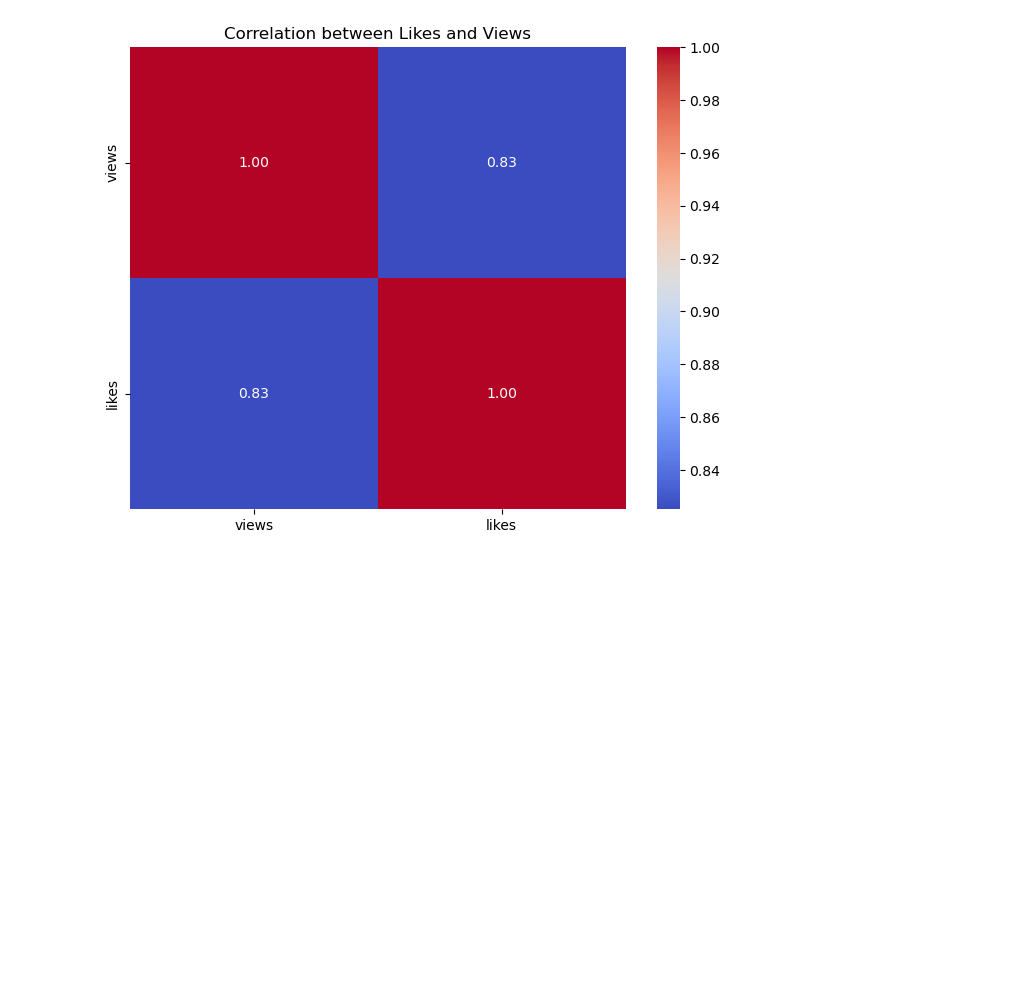
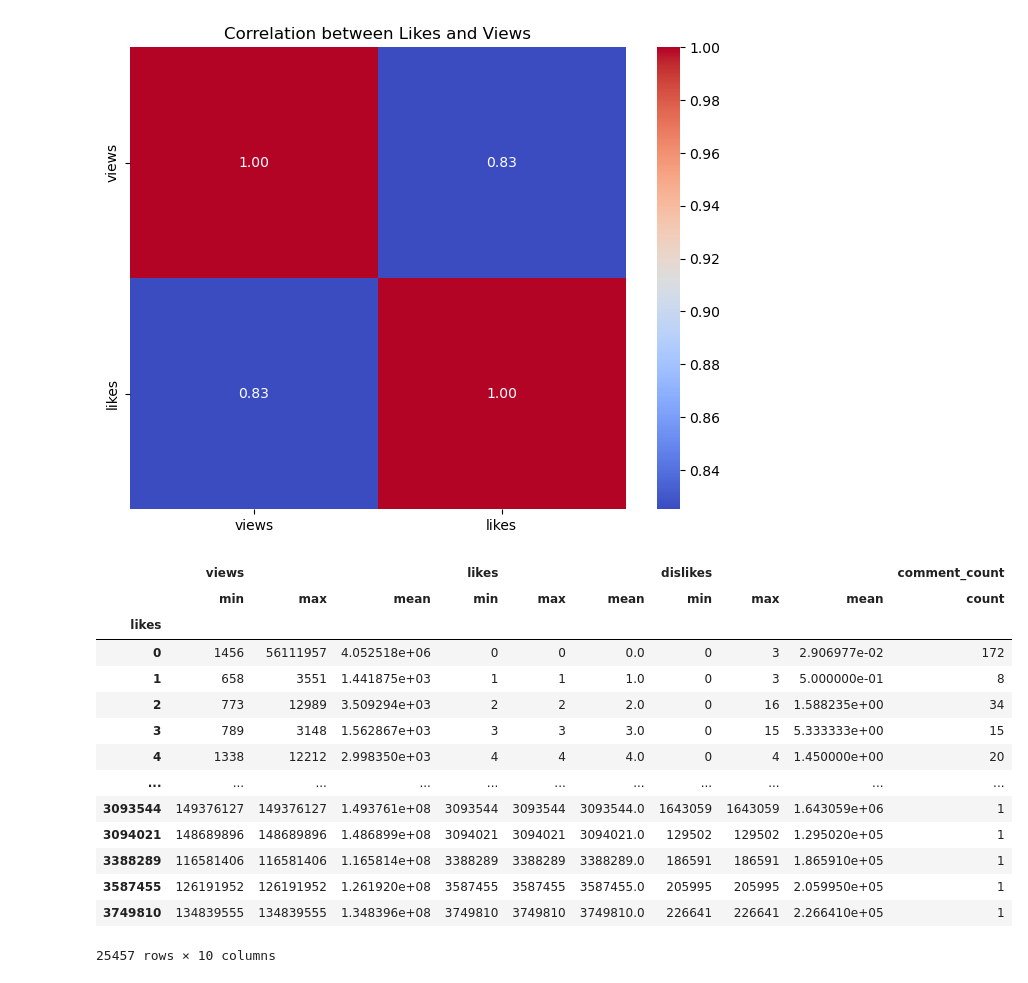
Before and after one commit to Raghav0079/EDA2, a Jupyter notebook: youtanalysis.ipynb, the cells around one changed output. Drawn from its saved outputs; the diff is of its cells as text; code cells hidden in the pictures; blank space fills up the shorter version.

```diff
--- a/youtanalysis.ipynb
+++ b/youtanalysis.ipynb
@@ -272,0 +282,25 @@ plt.show()
+# %%
+df.groupby('likes').agg(
+    {
+        'views': ['min', 'max', 'mean'],
+        'likes': ['min', 'max', 'mean'],
+        'dislikes': ['min', 'max', 'mean'],
+        'comment_count': ['count']
+    }
+) # Group by likes and aggregate data using multiple functions
+# %% [output]
+|  | views |  |  | likes |  |  | dislikes |  |  | comment_count |
+|  | min | max | mean | min | max | mean | min | max | mean | count |
+| likes |  |  |  |  |  |  |  |  |  |  |
+| 0 | 1456 | 56111957 | 4.052518e+06 | 0 | 0 | 0.0 | 0 | 3 | 2.906977e-02 | 172 |
+| 1 | 658 | 3551 | 1.441875e+03 | 1 | 1 | 1.0 | 0 | 3 | 5.000000e-01 | 8 |
+| 2 | 773 | 12989 | 3.509294e+03 | 2 | 2 | 2.0 | 0 | 16 | 1.588235e+00 | 34 |
+| 3 | 789 | 3148 | 1.562867e+03 | 3 | 3 | 3.0 | 0 | 15 | 5.333333e+00 | 15 |
+| 4 | 1338 | 12212 | 2.998350e+03 | 4 | 4 | 4.0 | 0 | 4 | 1.450000e+00 | 20 |
+| ... | ... | ... | ... | ... | ... | ... | ... | ... | ... | ... |
+| 3093544 | 149376127 | 149376127 | 1.493761e+08 | 3093544 | 3093544 | 3093544.0 | 1643059 | 1643059 | 1.643059e+06 | 1 |
+| 3094021 | 148689896 | 148689896 | 1.486899e+08 | 3094021 | 3094021 | 3094021.0 | 129502 | 129502 | 1.295020e+05 | 1 |
+| 3388289 | 116581406 | 116581406 | 1.165814e+08 | 3388289 | 3388289 | 3388289.0 | 186591 | 186591 | 1.865910e+05 | 1 |
+| 3587455 | 126191952 | 126191952 | 1.261920e+08 | 3587455 | 3587455 | 3587455.0 | 205995 | 205995 | 2.059950e+05 | 1 |
+| 3749810 | 134839555 | 134839555 | 1.348396e+08 | 3749810 | 3749810 | 3749810.0 | 226641 | 226641 | 2.266410e+05 | 1 |
+25457 rows × 10 columns
```
Also changed, not shown: parts of 1 cell of this notebook.
